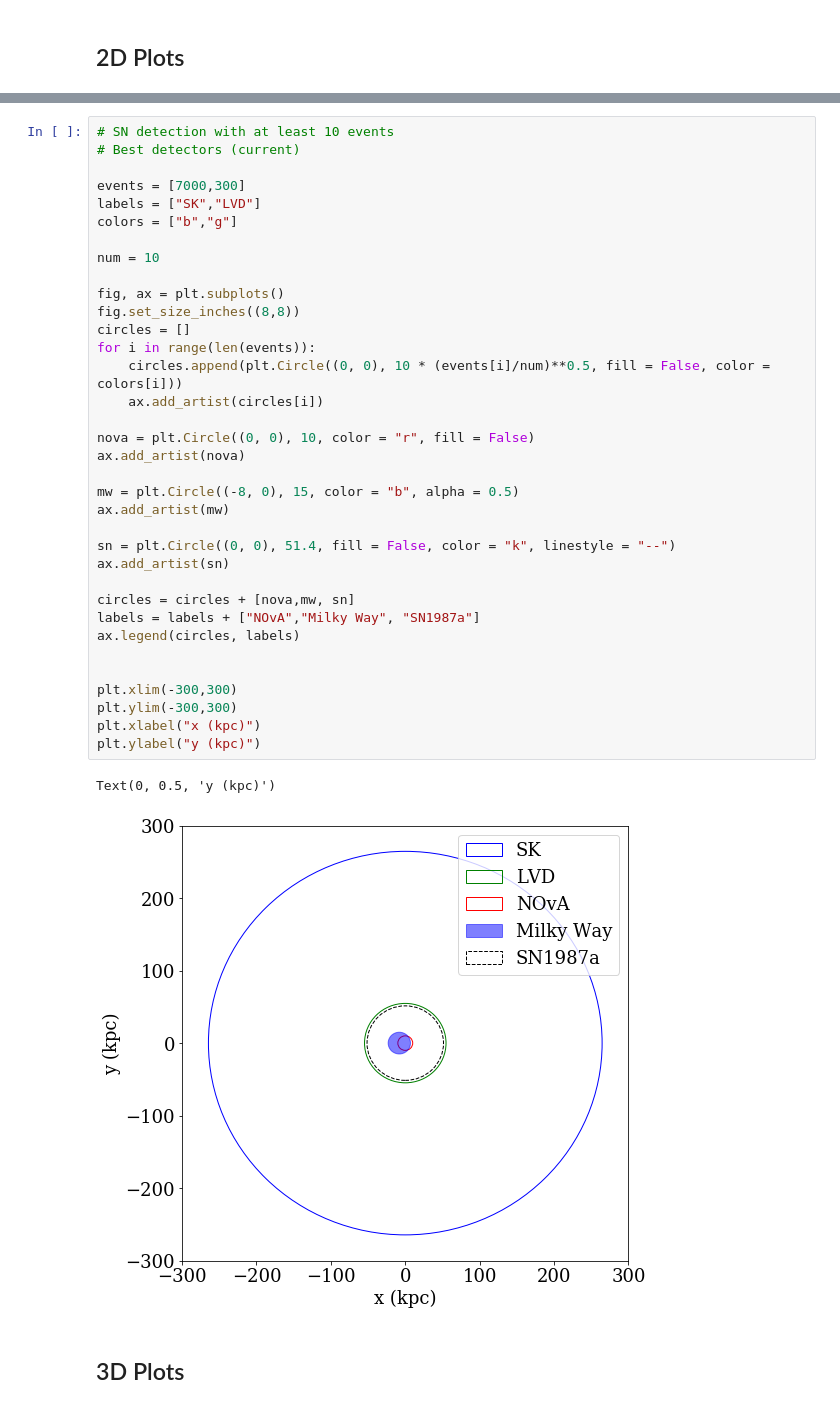
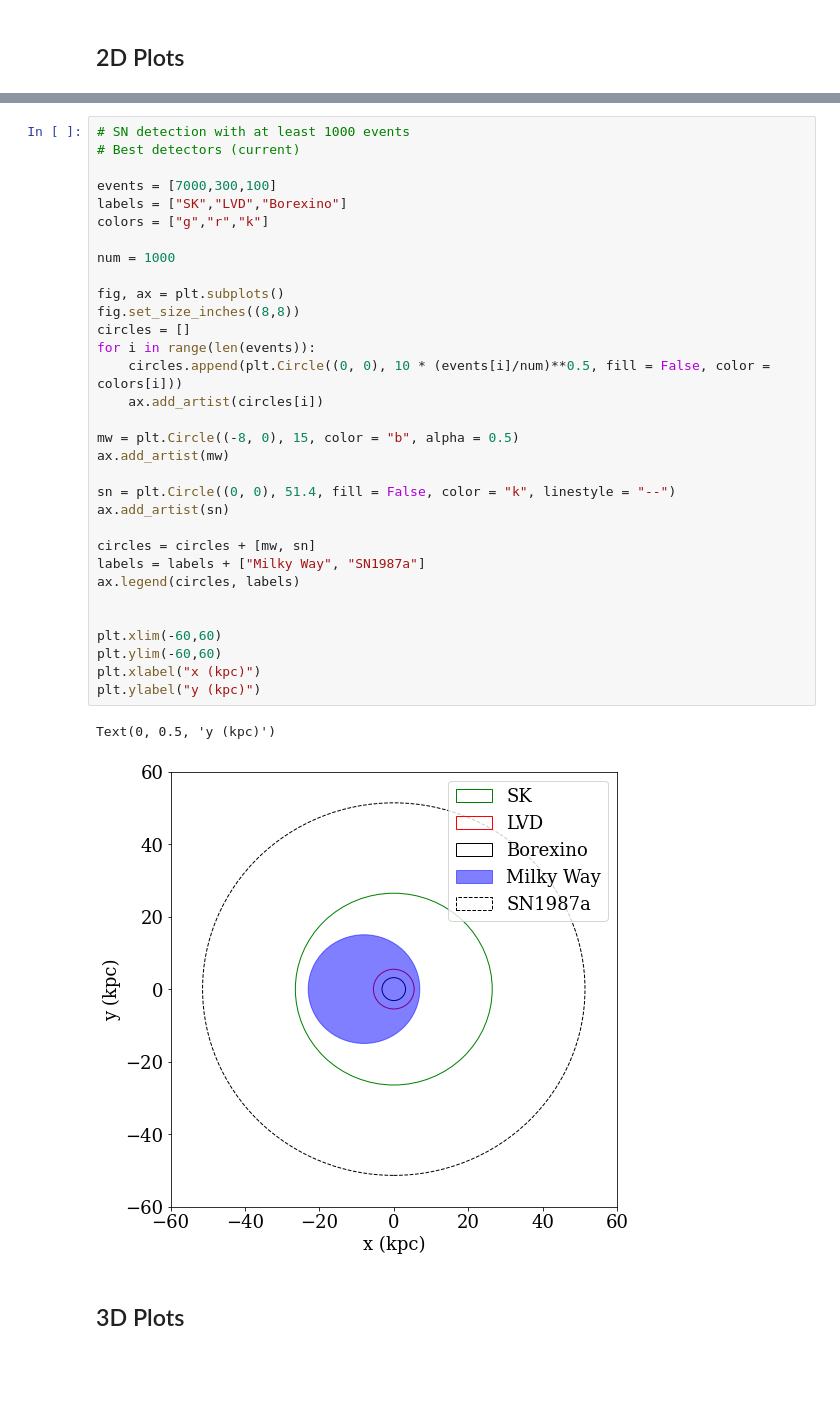
Before and after one commit to PrincetonUniversity/AST541-Fall2020, a Jupyter notebook: notebooks/Supernova_Neutrino.ipynb, the cells around one changed output, grey strips where cells are left out. Cells and saved outputs as stored; diff of their text form; blank space fills up the shorter version.

```diff
--- a/notebooks/Supernova_Neutrino.ipynb
+++ b/notebooks/Supernova_Neutrino.ipynb
@@ -53,40 +74,37 @@ Text(0, 0.5, 'y (kpc)')
 # %%
-# SN detection with at least 10 events
+# SN detection with at least 1000 events
 # Best detectors (current)
 
-events = [7000,300]
-labels = ["SK","LVD"]
-colors = ["b","g"]
+events = [7000,300,100]
+labels = ["SK","LVD","Borexino"]
+colors = ["g","r","k"]
 
-num = 10
+num = 1000
 
 fig, ax = plt.subplots()
 fig.set_size_inches((8,8))
 circles = []
 for i in range(len(events)):
     circles.append(plt.Circle((0, 0), 10 * (events[i]/num)**0.5, fill = False, color = colors[i]))
     ax.add_artist(circles[i])
 
-nova = plt.Circle((0, 0), 10, color = "r", fill = False)
-ax.add_artist(nova)
-
 mw = plt.Circle((-8, 0), 15, color = "b", alpha = 0.5)
 ax.add_artist(mw)
 
 sn = plt.Circle((0, 0), 51.4, fill = False, color = "k", linestyle = "--")
 ax.add_artist(sn)
 
-circles = circles + [nova,mw, sn]
-labels = labels + ["NOvA","Milky Way", "SN1987a"]
+circles = circles + [mw, sn]
+labels = labels + ["Milky Way", "SN1987a"]
 ax.legend(circles, labels)
 
 
-plt.xlim(-300,300)
-plt.ylim(-300,300)
+plt.xlim(-60,60)
+plt.ylim(-60,60)
 plt.xlabel("x (kpc)")
 plt.ylabel("y (kpc)")
 # %% [output]
 Text(0, 0.5, 'y (kpc)')
-[figure, old version]
+[figure, new version]
 # %% [markdown]
 ## 3D Plots
```
Also changed, not shown: parts of 6 cells of this notebook, 2 other files.
